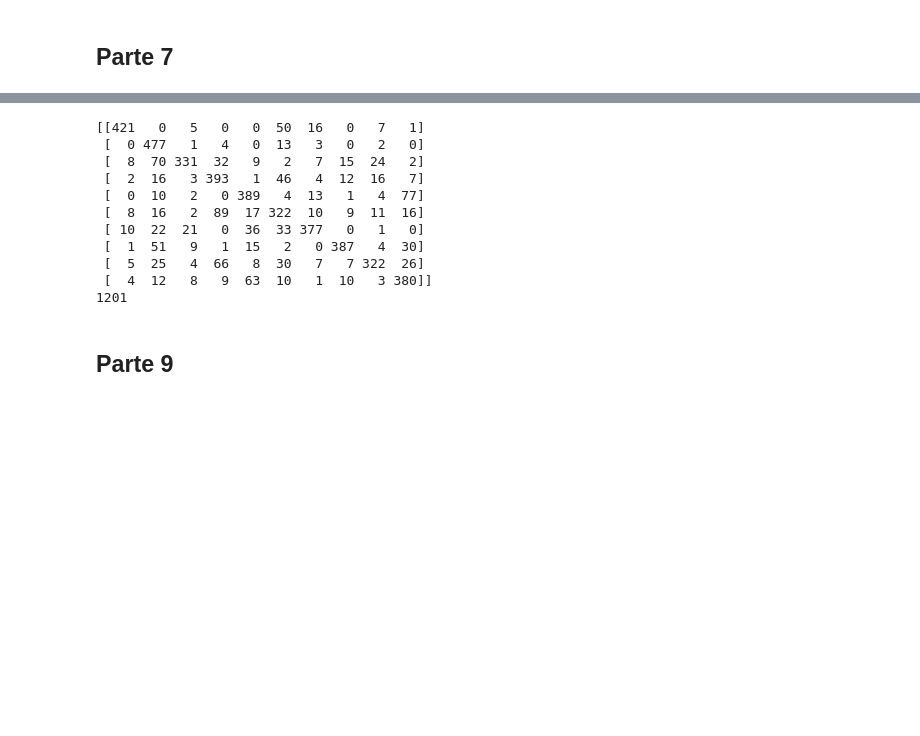
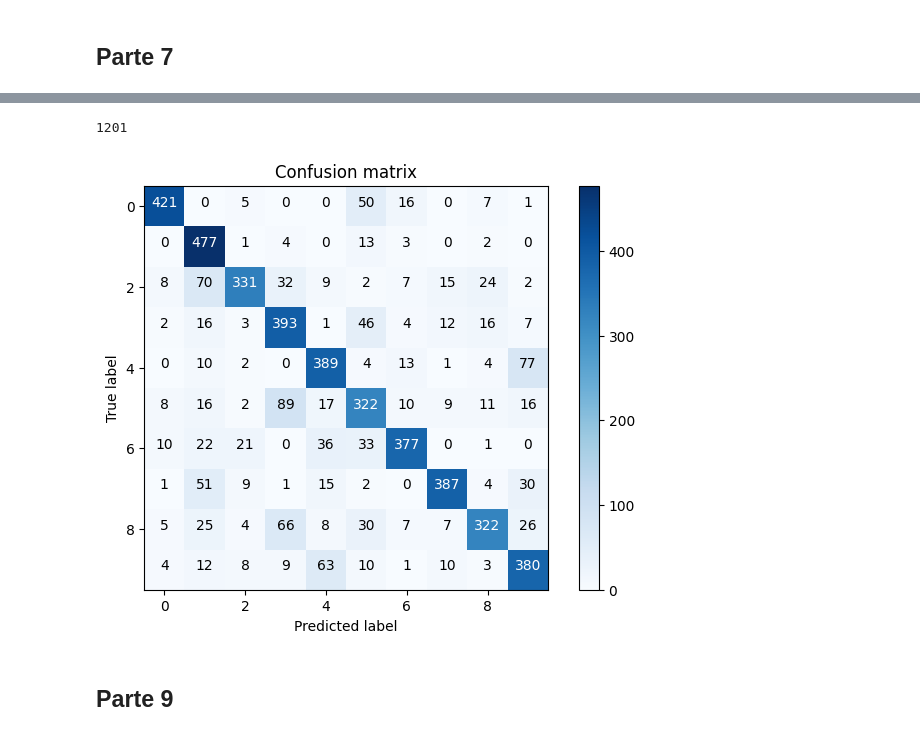
Before and after one commit to EduardoRMarks/ISEL_AA, a Jupyter notebook: labs_aulas/Lab2/lab2_vid.ipynb, the cells around one changed output, grey strips where cells are left out. Cells and saved outputs as stored; diff of their text form; code cells hidden in the pictures; blank space fills up the shorter version.

```diff
--- a/labs_aulas/Lab2/lab2_vid.ipynb
+++ b/labs_aulas/Lab2/lab2_vid.ipynb
@@ -316,32 +309,23 @@ print(np.sum(y1!=y1e))
 # %%
 D0 = np.sqrt(np.sum((X2-m0[:,np.newaxis])**2, axis=0))
 D1 = np.sqrt(np.sum((X2-m1[:,np.newaxis])**2, axis=0))
 D2 = np.sqrt(np.sum((X2-m2[:,np.newaxis])**2, axis=0))
 D3 = np.sqrt(np.sum((X2-m3[:,np.newaxis])**2, axis=0))
 D4 = np.sqrt(np.sum((X2-m4[:,np.newaxis])**2, axis=0))
 D5 = np.sqrt(np.sum((X2-m5[:,np.newaxis])**2, axis=0))
 D6 = np.sqrt(np.sum((X2-m6[:,np.newaxis])**2, axis=0))
 D7 = np.sqrt(np.sum((X2-m7[:,np.newaxis])**2, axis=0))
 D8 = np.sqrt(np.sum((X2-m8[:,np.newaxis])**2, axis=0))
 D9 = np.sqrt(np.sum((X2-m9[:,np.newaxis])**2, axis=0))
 
 D = np.stack((D0,D1,D2,D3,D4,D5,D6,D7,D8,D9))
 y2e = np.argmin(D, axis=0)
 MC = confusion_matrix(y2, y2e)
-print(MC)
+plot_confusion_matrix(MC)
 print(np.sum(y2!=y2e))
 # %% [output]
-[[421   0   5   0   0  50  16   0   7   1]
- [  0 477   1   4   0  13   3   0   2   0]
- [  8  70 331  32   9   2   7  15  24   2]
- [  2  16   3 393   1  46   4  12  16   7]
- [  0  10   2   0 389   4  13   1   4  77]
- [  8  16   2  89  17 322  10   9  11  16]
- [ 10  22  21   0  36  33 377   0   1   0]
- [  1  51   9   1  15   2   0 387   4  30]
- [  5  25   4  66   8  30   7   7 322  26]
- [  4  12   8   9  63  10   1  10   3 380]]
 1201
+[figure, added]
 # %% [markdown]
 ## Parte 9
 # %%
```
Also changed, not shown: parts of 10 cells of this notebook, 5 other files.
